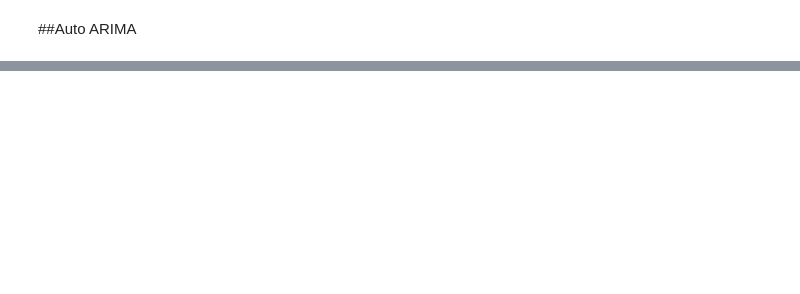
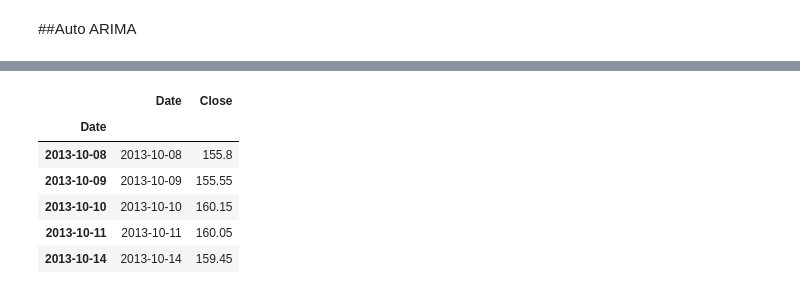
Before and after one commit to Harshit0208/Stock-Prices_Prediction, a Jupyter notebook: Stock_prices_prediction.ipynb, the cells around one changed output, grey strips where cells are left out. Cells and saved outputs as stored; diff of their text form; code cells hidden in the pictures; blank space fills up the shorter version.

```diff
--- a/Stock_prices_prediction.ipynb
+++ b/Stock_prices_prediction.ipynb
@@ -269,0 +271,3 @@ See the caveats in the documentation: http://pandas.pydata.org/pandas-docs/stabl
+# %%
+data=df.sort_index(ascending=True,axis=0)
+data.head()
@@ -269,0 +334,18 @@ See the caveats in the documentation: http://pandas.pydata.org/pandas-docs/stabl
+# %%
+new_data = pd.DataFrame(index=range(0,len(df)),columns=['Date', 'Close'])
+
+for i in range(0,len(data)):
+    new_data['Date'][i] = data['Date'][i]
+    new_data['Close'][i] = data['Close'][i]
+# %%
+new_data['Date'] = pd.to_datetime(new_data.Date,format='%Y-%m-%d')
+new_data.index = new_data['Date']
+new_data.head()
+# %% [output]
+|  | Date | Close |
+| Date |  |  |
+| 2013-10-08 | 2013-10-08 | 155.8 |
+| 2013-10-09 | 2013-10-09 | 155.55 |
+| 2013-10-10 | 2013-10-10 | 160.15 |
+| 2013-10-11 | 2013-10-11 | 160.05 |
+| 2013-10-14 | 2013-10-14 | 159.45 |
```
Also changed, not shown: parts of 41 cells of this notebook.
